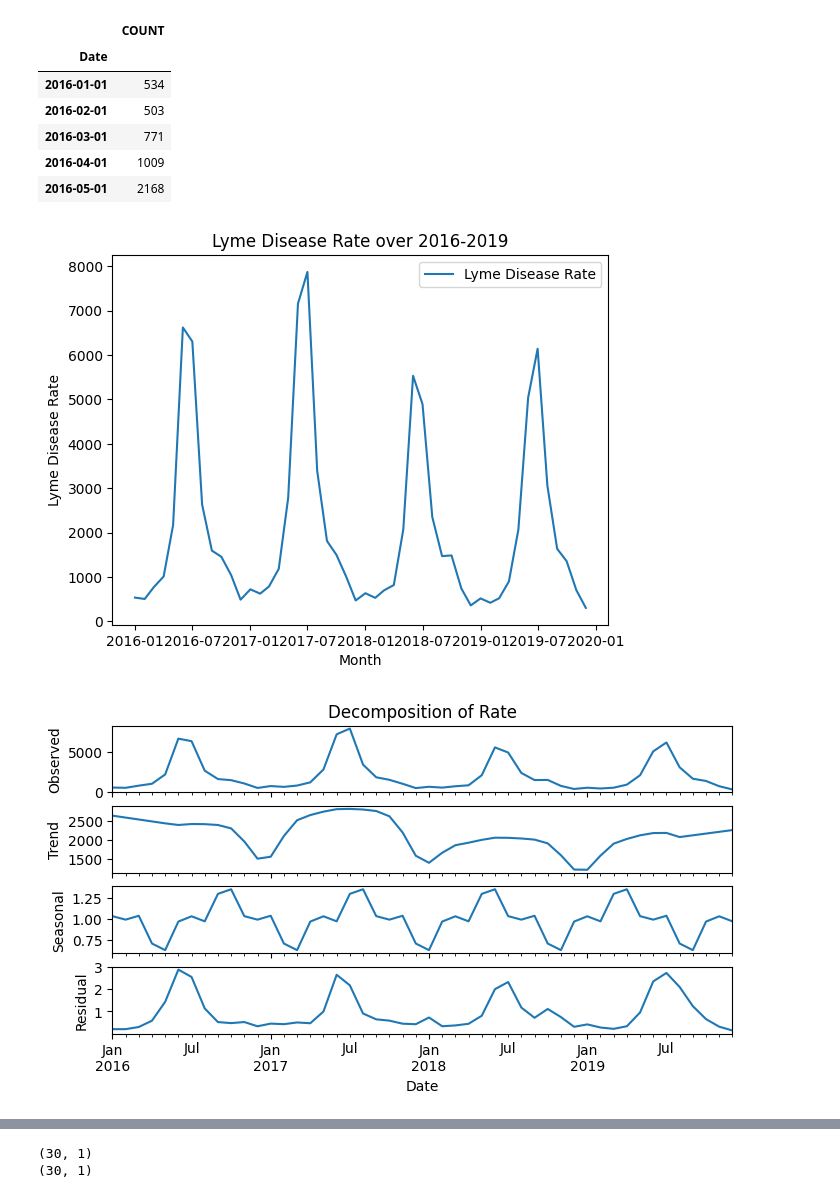
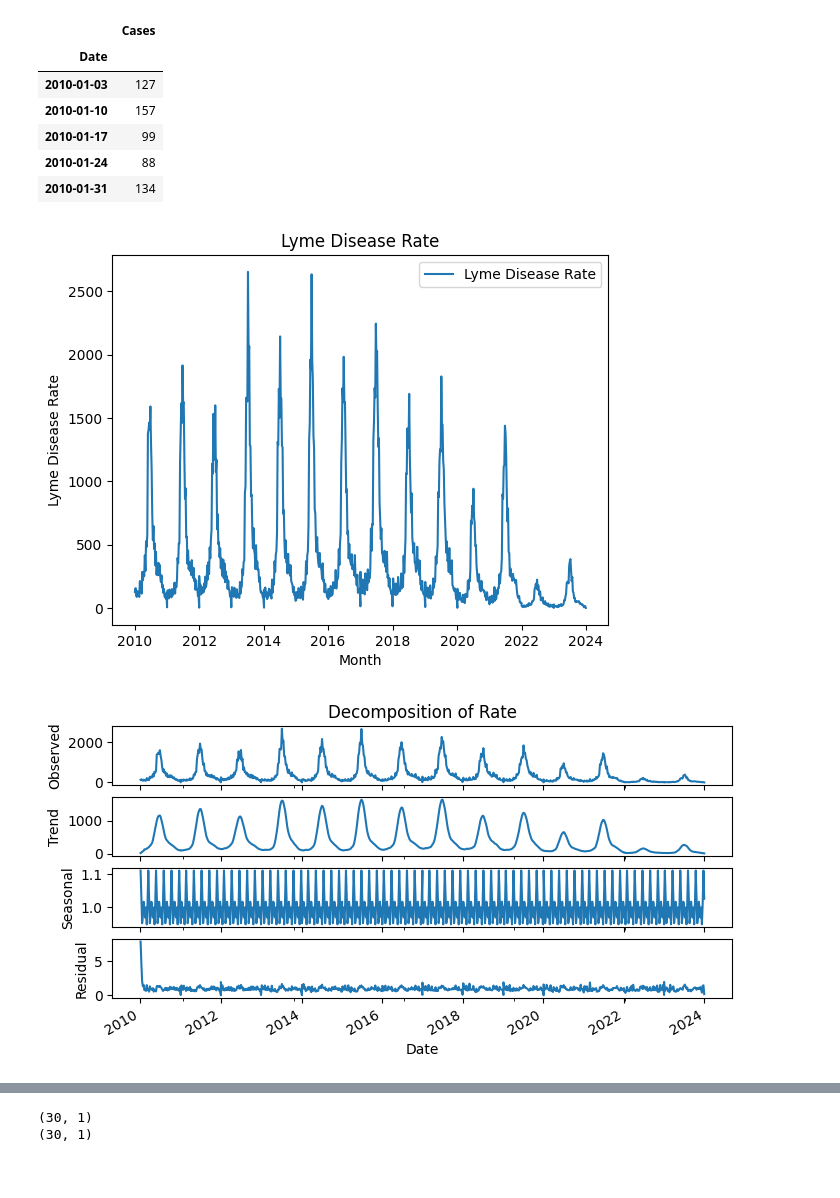
Before and after one commit to luchettk/Lyme-Disease-ML-Analysis, a Jupyter notebook: Lyme_Disease_Time_Series.ipynb, the cells around one changed output, grey strips where cells are left out. Cells and saved outputs as stored; diff of their text form; code cells hidden in the pictures.

Commit message:
finishing time series models

```diff
--- a/Lyme_Disease_Time_Series.ipynb
+++ b/Lyme_Disease_Time_Series.ipynb
@@ -3,6 +3,6 @@ import pandas as pd
 import numpy as np
 import matplotlib.pyplot as plt
 # %%
-tick_data = pd.read_csv("/Users/katyaluchette/Downloads/tick_bite_diseases.csv")
+tick_data = pd.read_csv("/Users/katyaluchette/Downloads/weekly_lyme_disease_cases.csv")
 tick_data.head()
 # %% [output]
@@ -15,6 +15,6 @@ tick_data.head()
 # %%
-tick_data['Date'] = pd.to_datetime(tick_data['Year'].astype(str) + ' ' + tick_data['Month'], format='%Y %B')
-tick_data = tick_data.drop(columns=['Year'])
-tick_data = tick_data.drop(columns=['Month'])
-tick_data.head()
+tick_data['Date'] = pd.to_datetime(tick_data['Year'].astype(str) + tick_data['MMWR Week'].astype(str) + '0', format='%Y%U%w')
+tick_data = tick_data.drop(columns = ["Year"])
+lyme_disease = tick_data.drop(columns = ["MMWR Week"])
+lyme_disease.head(10)
 # %% [output]
@@ -32,3 +31,0 @@ print(tick_data["Disease"].unique())
-# %%
-lyme_disease = tick_data[tick_data["Disease"] == "Lyme disease"]
-lyme_disease.head()
@@ -42,46 +32,46 @@ lyme_disease.head()
 # %%
-lyme_disease_rate = lyme_disease[['Date', 'COUNT']]
+lyme_disease_rate = lyme_disease[['Date', 'Cases']]
 lyme_disease_rate.set_index('Date', inplace = True)
 lyme_diease_rate = lyme_disease_rate.dropna()
 lyme_disease_rate.head()
 # %% [output]
-|  | COUNT |
+|  | Cases |
 | Date |  |
-| 2016-01-01 | 534 |
-| 2016-02-01 | 503 |
-| 2016-03-01 | 771 |
-| 2016-04-01 | 1009 |
-| 2016-05-01 | 2168 |
+| 2010-01-03 | 127 |
+| 2010-01-10 | 157 |
+| 2010-01-17 | 99 |
+| 2010-01-24 | 88 |
+| 2010-01-31 | 134 |
 # %%
-plt.plot(lyme_disease_rate['COUNT'], label='Lyme Disease Rate')
+plt.plot(lyme_disease_rate['Cases'], label='Lyme Disease Rate')
 plt.xlabel('Month')
 plt.ylabel('Lyme Disease Rate')
 plt.legend()
-plt.title('Lyme Disease Rate over 2016-2019')
+plt.title('Lyme Disease Rate')
 plt.show();
 # %% [output]
-[figure, old version]
+[figure, new version]
 # %%
 from statsmodels.tsa.seasonal import seasonal_decompose
 
-decomp1 = seasonal_decompose(lyme_disease_rate['COUNT'], period=10, model='multiplicative', extrapolate_trend='freq')
+decomp1 = seasonal_decompose(lyme_disease_rate['Cases'], period=10, model='multiplicative', extrapolate_trend='freq')
 
 fig, ax = plt.subplots(ncols=1, nrows=4, sharex=True, figsize=(8,4))
 ax[0].set_title('Decomposition of Rate')
 decomp1.observed.plot(ax=ax[0], legend=False)
 ax[0].set_ylabel('Observed')
 
 decomp1.trend.plot(ax=ax[1], legend=False)
 ax[1].set_ylabel('Trend')
 
 decomp1.seasonal.plot(ax=ax[2], legend=False)
 ax[2].set_ylabel('Seasonal')
 
 decomp1.resid.plot(ax=ax[3], legend=False)
 ax[3].set_ylabel('Residual')
 
 plt.show();
 # %% [output]
-[figure, old version]
+[figure, new version]
 # %%
 for i in range(1, 11):
```
Also changed, not shown: parts of 25 cells of this notebook.
